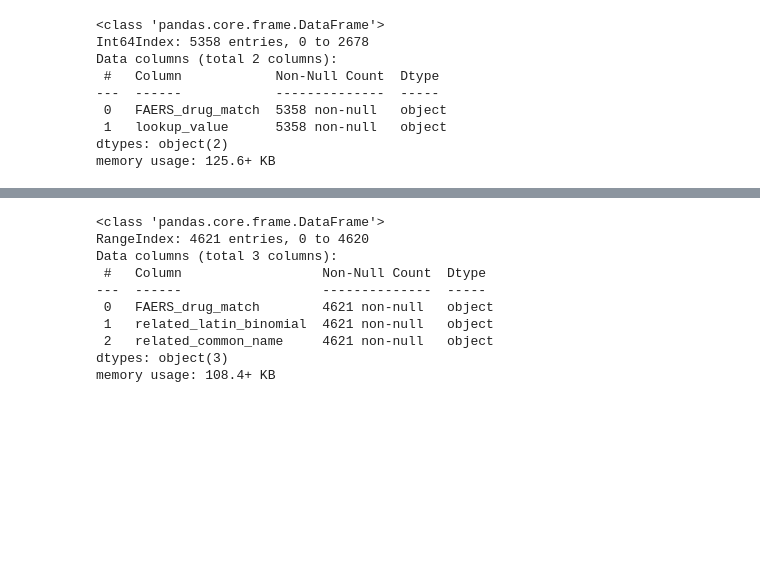
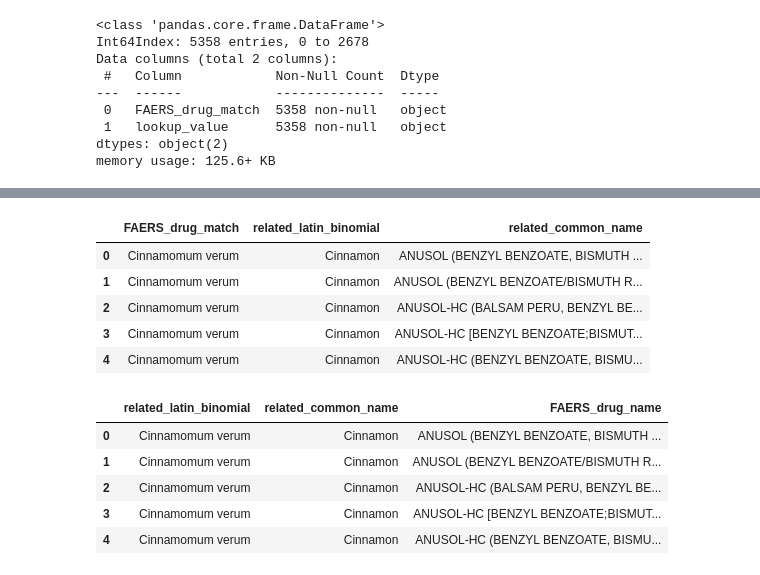
Before and after one commit to sanyabt/NP-FAERS-embed, a Jupyter notebook: FAERS-reference-set-process.ipynb, the cells around one changed output, grey strips where cells are left out. Cells and saved outputs as stored; diff of their text form; code cells hidden in the pictures; blank space fills up the shorter version.

```diff
--- a/FAERS-reference-set-process.ipynb
+++ b/FAERS-reference-set-process.ipynb
@@ -191,13 +198,21 @@ dfpos.to_csv('data/NP_FAERS_mapped_20220215.csv', index=False)
 # %%
-df2.info()
+df2.head()
 # %% [output]
-<class 'pandas.core.frame.DataFrame'>
-RangeIndex: 4621 entries, 0 to 4620
-Data columns (total 3 columns):
- #   Column                  Non-Null Count  Dtype
----  ------                  --------------  -----
- 0   FAERS_drug_match        4621 non-null   object
- 1   related_latin_binomial  4621 non-null   object
- 2   related_common_name     4621 non-null   object
-dtypes: object(3)
-memory usage: 108.4+ KB
+|  | FAERS_drug_match | related_latin_binomial | related_common_name |
+| 0 | Cinnamomum verum | Cinnamon | ANUSOL (BENZYL BENZOATE, BISMUTH ... |
+| 1 | Cinnamomum verum | Cinnamon | ANUSOL (BENZYL BENZOATE/BISMUTH R... |
+| 2 | Cinnamomum verum | Cinnamon | ANUSOL-HC (BALSAM PERU, BENZYL BE... |
+| 3 | Cinnamomum verum | Cinnamon | ANUSOL-HC [BENZYL BENZOATE;BISMUT... |
+| 4 | Cinnamomum verum | Cinnamon | ANUSOL-HC (BENZYL BENZOATE, BISMU... |
+# %%
+df2 = df2.rename(columns={'related_common_name':'FAERS_drug_name'})
+df2 = df2.rename(columns={'related_latin_binomial': 'related_common_name'})
+df2 = df2.rename(columns={'FAERS_drug_match':'related_latin_binomial'})
+df2.head()
+# %% [output]
+|  | related_latin_binomial | related_common_name | FAERS_drug_name |
+| 0 | Cinnamomum verum | Cinnamon | ANUSOL (BENZYL BENZOATE, BISMUTH ... |
+| 1 | Cinnamomum verum | Cinnamon | ANUSOL (BENZYL BENZOATE/BISMUTH R... |
+| 2 | Cinnamomum verum | Cinnamon | ANUSOL-HC (BALSAM PERU, BENZYL BE... |
+| 3 | Cinnamomum verum | Cinnamon | ANUSOL-HC [BENZYL BENZOATE;BISMUT... |
+| 4 | Cinnamomum verum | Cinnamon | ANUSOL-HC (BENZYL BENZOATE, BISMU... |
```
Also changed, not shown: parts of 49 cells of this notebook, 3 other files.
